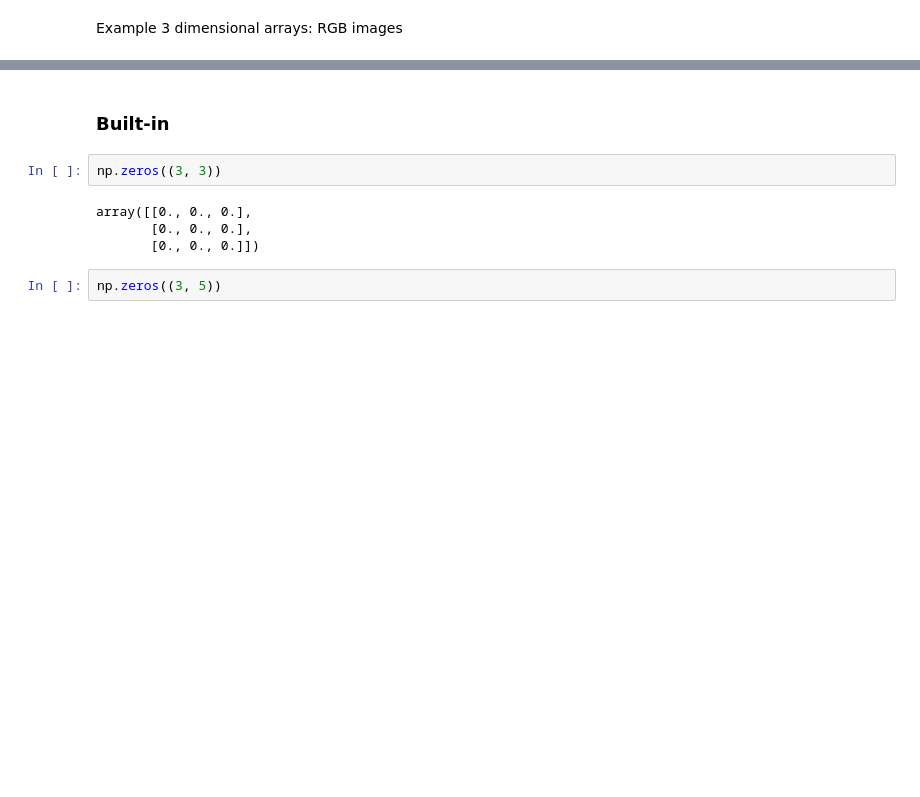
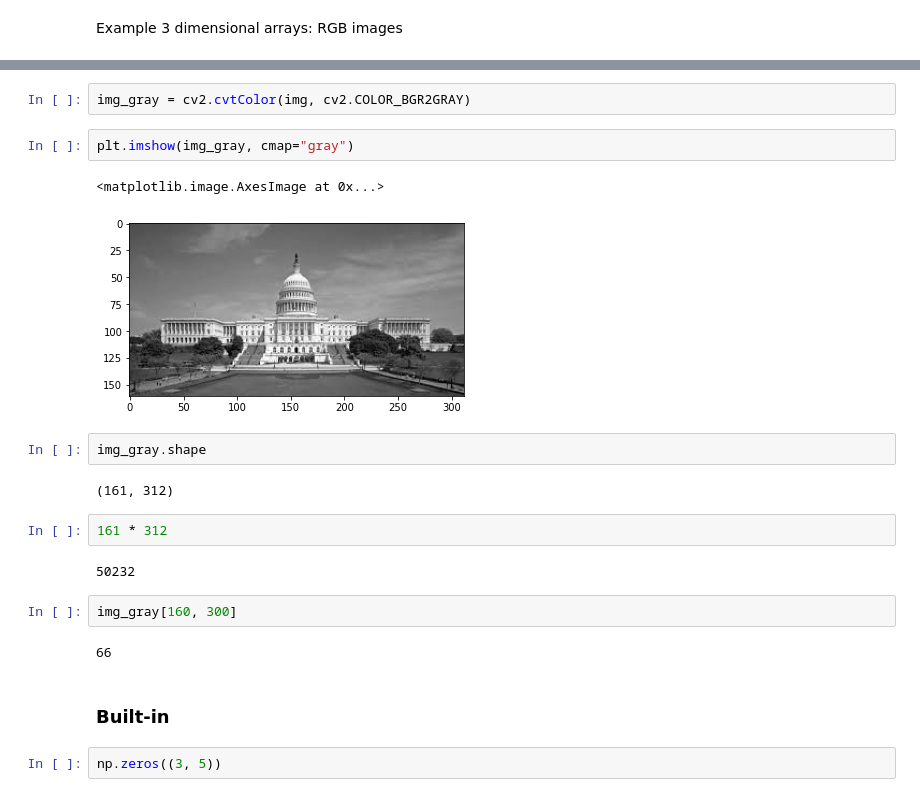
Before and after one commit to Ironhack-Data-Madrid-Enero-2021/Classroom-Materials, a Jupyter notebook: week_02/03-numpy.ipynb, the cells around one changed output, grey strips where cells are left out. Saved outputs shown, nothing was run; the diff lists cells and outputs as text; blank space fills up the shorter version.

```diff
--- a/week_02/03-numpy.ipynb
+++ b/week_02/03-numpy.ipynb
@@ -162,11 +210,24 @@ Example 3 dimensional arrays: RGB images
+# %%
+img_gray = cv2.cvtColor(img, cv2.COLOR_BGR2GRAY)
+# %%
+plt.imshow(img_gray, cmap="gray")
+# %% [output]
+<matplotlib.image.AxesImage at 0x...>
+[figure, added]
+# %%
+img_gray.shape
+# %% [output]
+(161, 312)
+# %%
+161 * 312
+# %% [output]
+50232
+# %%
+img_gray[160, 300]
+# %% [output]
+66
 # %% [markdown]
 ### Built-in
-# %%
-np.zeros((3, 3))
-# %% [output]
-array([[0., 0., 0.],
-       [0., 0., 0.],
-       [0., 0., 0.]])
 # %%
 np.zeros((3, 5))
 # %% [output]
```
Also changed, not shown: parts of 188 cells of this notebook, 2 other files.
